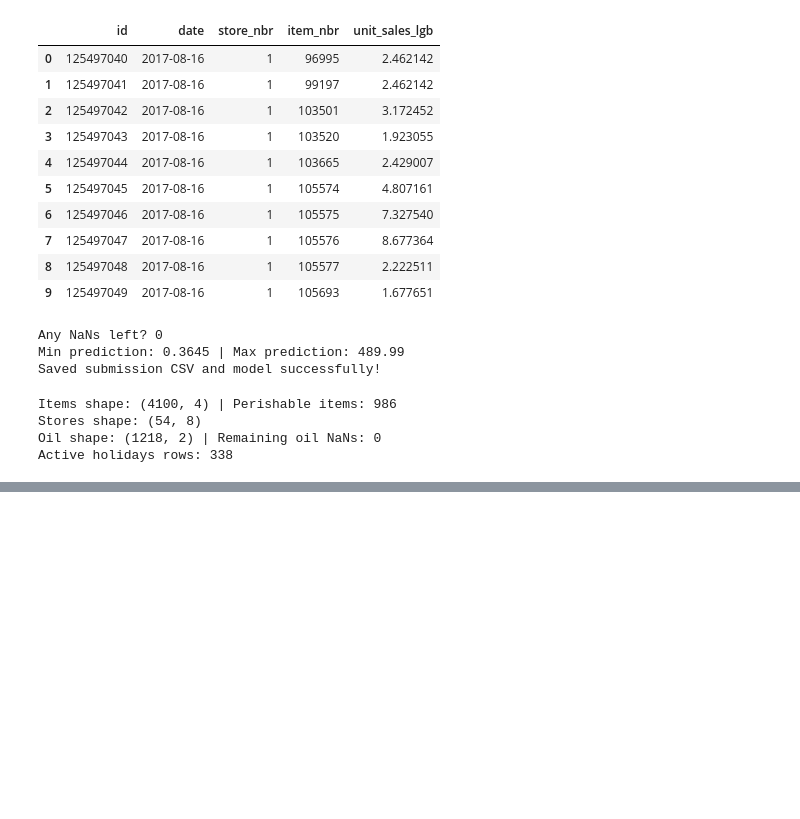
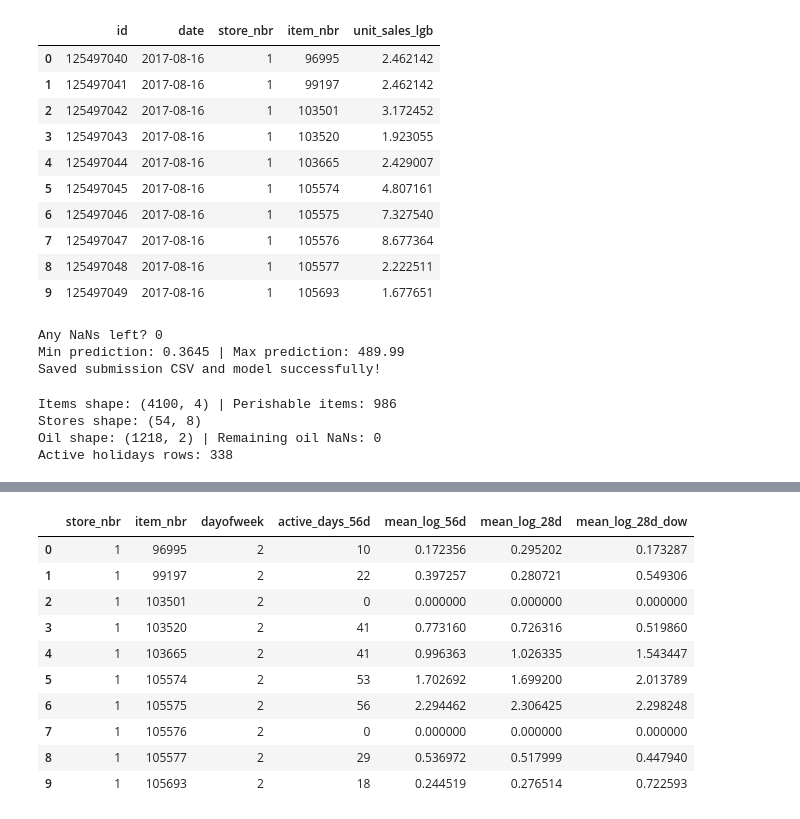
Before and after one commit to faraz-zafar/favorita-grocery-sales-forecasting, a Jupyter notebook: ahmed_work.ipynb, the cells around one changed output, grey strips where cells are left out. Cells and saved outputs as stored; diff of their text form; code cells hidden in the pictures; blank space fills up the shorter version.

```diff
--- a/ahmed_work.ipynb
+++ b/ahmed_work.ipynb
@@ -216,7 +216,7 @@ for df in [df_train, df_test]:
 features = ['store_nbr', 'item_nbr', 'onpromotion', 'dayofweek', 'day', 'month']
 
 # 2. Initialize a fast Baseline LightGBM Regressor
-# n_jobs=-1 uses all CPU cores on your ThinkPad
+# n_jobs=6 uses 75% CPU cores on your ThinkPad
 lgb_baseline = LGBMRegressor(
     n_estimators=100,
     learning_rate=0.1,
@@ -236,7 +236,7 @@ lgb_baseline.fit(
 
 # 4. Predict on df_test and invert log-transform with np.expm1()
 preds_log = lgb_baseline.predict(df_test[features])
-df_test['unit_sales_lgb'] = np.expm1(preds_log).clip(lower=0)
+df_test['unit_sales_lgb'] = np.expm1(preds_log).clip(min=0) #(lower=0)
 
 print("Method B (LightGBM Baseline) sample predictions:")
 display(df_test[['id', 'date', 'store_nbr', 'item_nbr', 'unit_sales_lgb']].head())
@@ -349,0 +392,14 @@ loc['is_loc_holiday'] = np.int8(1)
+# %%
+# Merge onto df_train
+df_train = df_train.merge(store_date_grid, on=['date', 'store_nbr'], how='left')
+df_train = df_train.merge(df_items, on='item_nbr', how='left')
+
+# Merge onto df_test
+df_test = df_test.merge(store_date_grid, on=['date', 'store_nbr'], how='left')
+df_test = df_test.merge(df_items, on='item_nbr', how='left')
+
+gc.collect()
+
+print(f"Enriched df_train shape: {df_train.shape}")
+print(f"Enriched df_test shape: {df_test.shape}")
+print(f"Current df_train RAM usage: {df_train.memory_usage(deep=True).sum() / 1e9:.2f} GB")
@@ -349,0 +410,52 @@ loc['is_loc_holiday'] = np.int8(1)
+# %%
+# 1. Compute True 56-Day (8-week) Daily Log-Sales Rate per (store_nbr, item_nbr)
+# Missing dates had 0 sales (log1p(0) = 0), so summing and dividing by 56.0 includes all zero-sale days!
+recent_56 = df_train[df_train['date'] >= '2017-06-21']
+rate_56d = (
+    recent_56.groupby(['store_nbr', 'item_nbr'])['log_sales']
+    .agg(
+        mean_log_56d=lambda s: np.float32(s.sum() / 56.0),
+        active_days_56d=lambda s: np.int8(s.count())  # How many days out of 56 this item actually sold!
+    )
+    .reset_index()
+)
+
+# 2. Compute True 28-Day (4-week) Daily Log-Sales Rate per (store_nbr, item_nbr)
+recent_28 = df_train[df_train['date'] >= '2017-07-19']
+rate_28d = (
+    recent_28.groupby(['store_nbr', 'item_nbr'])['log_sales']
+    .agg(mean_log_28d=lambda s: np.float32(s.sum() / 28.0))
+    .reset_index()
+)
+
+# 3. Compute True 28-Day Day-of-Week Rate per (store_nbr, item_nbr, dayofweek)
+# In a 28-day window, each day of the week (Mon..Sun) occurs exactly 4 times!
+rate_28d_dow = (
+    recent_28.groupby(['store_nbr', 'item_nbr', 'dayofweek'])['log_sales']
+    .agg(mean_log_28d_dow=lambda s: np.float32(s.sum() / 4.0))
+    .reset_index()
+)
+
+# 4. Merge these zero-aware velocity features onto df_train and df_test
+for name, df in [('train', df_train), ('test', df_test)]:
+    df_merged = (
+        df.merge(rate_56d, on=['store_nbr', 'item_nbr'], how='left')
+          .merge(rate_28d, on=['store_nbr', 'item_nbr'], how='left')
+          .merge(rate_28d_dow, on=['store_nbr', 'item_nbr', 'dayofweek'], how='left')
+    )
+    df_merged['mean_log_56d'] = df_merged['mean_log_56d'].fillna(0.0).astype('float32')
+    df_merged['active_days_56d'] = df_merged['active_days_56d'].fillna(0).astype('int8')
+    df_merged['mean_log_28d'] = df_merged['mean_log_28d'].fillna(0.0).astype('float32')
+    df_merged['mean_log_28d_dow'] = df_merged['mean_log_28d_dow'].fillna(0.0).astype('float32')
+
+    if name == 'train':
+        df_train = df_merged
+    else:
+        df_test = df_merged
+
+gc.collect()
+
+print("Zero-aware velocity features added!")
+display(df_test[['store_nbr', 'item_nbr', 'dayofweek', 'active_days_56d', 'mean_log_56d', 'mean_log_28d', 'mean_log_28d_dow']].head(10))
+print(f"Items in test.csv with 0 sales in the last 56 days: {(df_test['active_days_56d'] == 0).mean():.1%}")
+# %% [output]
@@ -349,0 +463,11 @@ loc['is_loc_holiday'] = np.int8(1)
+|  | store_nbr | item_nbr | dayofweek | active_days_56d | mean_log_56d | mean_log_28d | mean_log_28d_dow |
+| 0 | 1 | 96995 | 2 | 10 | 0.172356 | 0.295202 | 0.173287 |
+| 1 | 1 | 99197 | 2 | 22 | 0.397257 | 0.280721 | 0.549306 |
+| 2 | 1 | 103501 | 2 | 0 | 0.000000 | 0.000000 | 0.000000 |
+| 3 | 1 | 103520 | 2 | 41 | 0.773160 | 0.726316 | 0.519860 |
+| 4 | 1 | 103665 | 2 | 41 | 0.996363 | 1.026335 | 1.543447 |
+| 5 | 1 | 105574 | 2 | 53 | 1.702692 | 1.699200 | 2.013789 |
+| 6 | 1 | 105575 | 2 | 56 | 2.294462 | 2.306425 | 2.298248 |
+| 7 | 1 | 105576 | 2 | 0 | 0.000000 | 0.000000 | 0.000000 |
+| 8 | 1 | 105577 | 2 | 29 | 0.536972 | 0.517999 | 0.447940 |
+| 9 | 1 | 105693 | 2 | 18 | 0.244519 | 0.276514 | 0.722593 |
```
Also changed, not shown: parts of 7 cells of this notebook.
